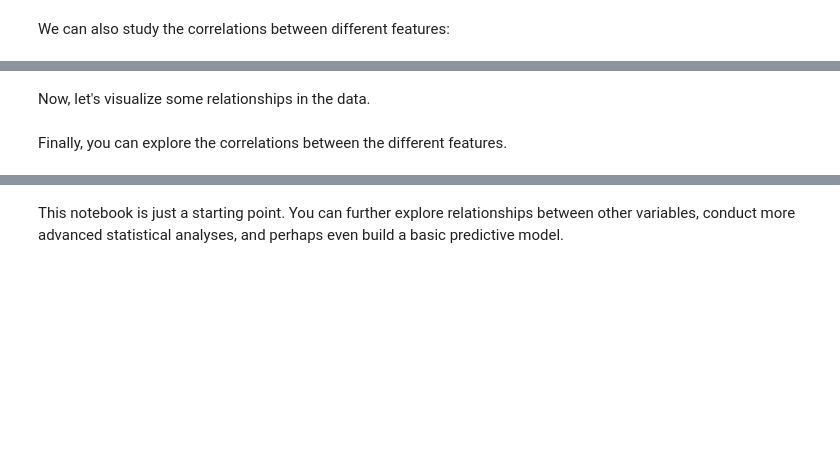
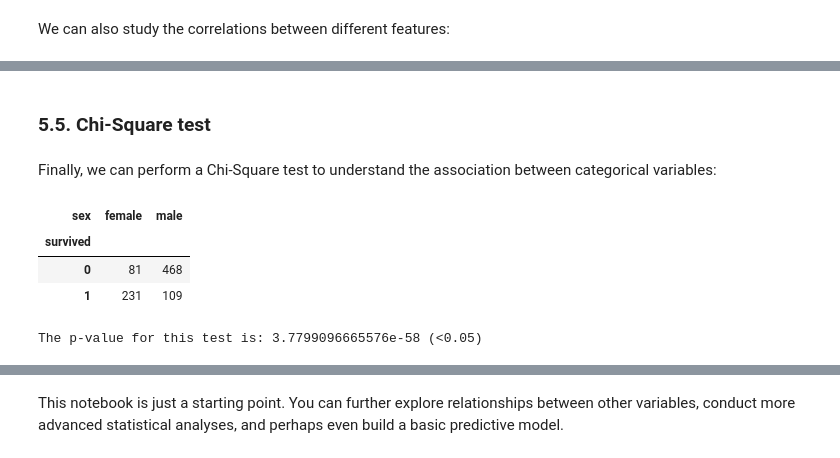
Before and after one commit to h-sellak/exploratory-data-analysis, a Jupyter notebook: titanic-dataset.ipynb, the cells around one changed output, grey strips where cells are left out. Cells and saved outputs as stored; diff of their text form; code cells hidden in the pictures; blank space fills up the shorter version.

```diff
--- a/titanic-dataset.ipynb
+++ b/titanic-dataset.ipynb
@@ -246,7 +303,13 @@ Finally, we can perform a Chi-Square test to understand the association between
+# %% [markdown]
+### 5.5. Chi-Square test
+# %% [markdown]
+Finally, we can perform a Chi-Square test to understand the association between categorical variables:
 # %%
-# Chi-Square test of independence between 'survived' and 'sex'
+# Frequency distribution of `survived` and `sex`
 contingency_table = pd.crosstab(titanic['survived'], titanic['sex'])
-chi2, p, dof, expected = chi2_contingency(contingency_table)
-p
+contingency_table
+# %% [output]
+| sex | female | male |
+| survived |  |  |
+| 0 | 81 | 468 |
+| 1 | 231 | 109 |
-# %% [markdown]
-Now, let's visualize some relationships in the data.
@@ -260,2 +315,0 @@ grid.map(plt.hist, 'age')
-# %% [markdown]
-Finally, you can explore the correlations between the different features.
@@ -264,0 +316,6 @@ sns.heatmap(titanic.corr(), annot=True, fmt=".2f")
+# %%
+# Chi-Square test of independence between 'survived' and 'sex'
+chi2, p, dof, expected = chi2_contingency(contingency_table)
+print(f"The p-value for this test is: {p} (<0.05)")
+# %% [output]
+The p-value for this test is: 3.7799096665576e-58 (<0.05)
```
Also changed, not shown: parts of 23 cells of this notebook.
